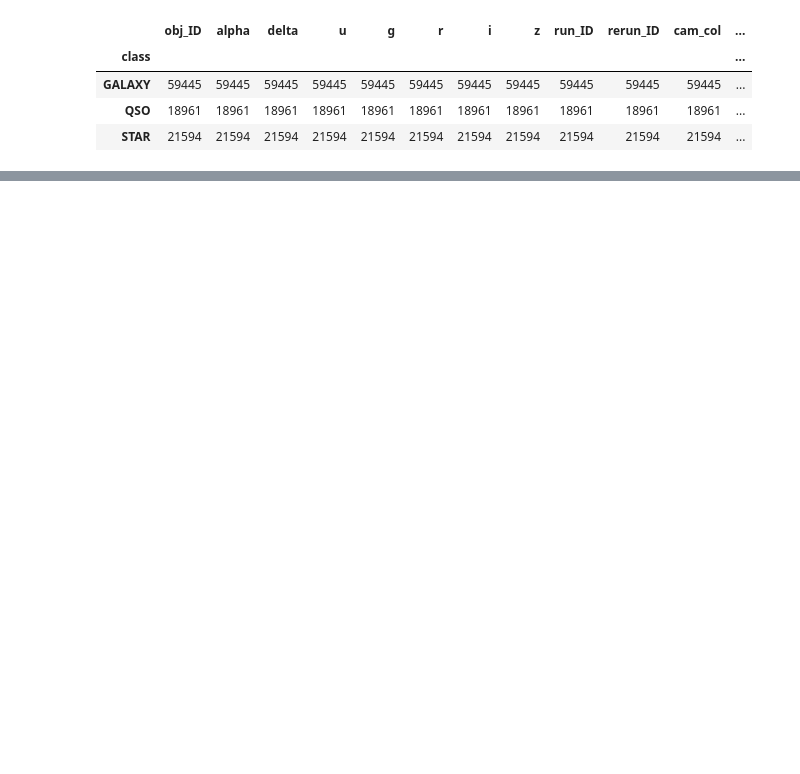
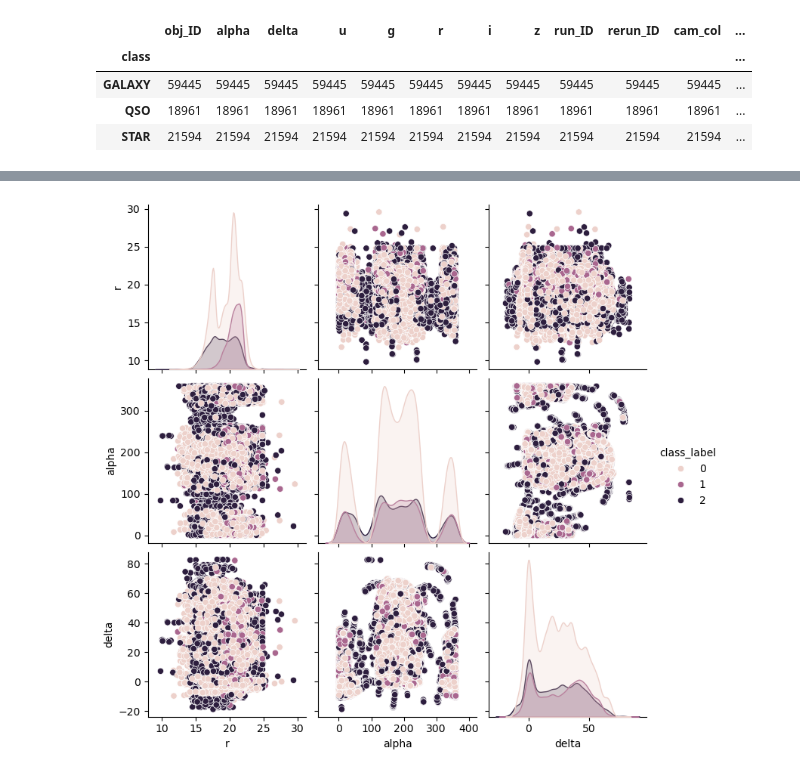
Before and after one commit to mrdchua/Supervised-Classification, a Jupyter notebook: Stellar_Classification/stellar_interfacing.ipynb, the cells around one changed output, grey strips where cells are left out. Saved outputs shown, nothing was run; the diff lists cells and outputs as text; code cells hidden in the pictures; blank space fills up the shorter version.

```diff
--- a/Stellar_Classification/stellar_interfacing.ipynb
+++ b/Stellar_Classification/stellar_interfacing.ipynb
@@ -53,0 +118,8 @@ df.groupby("class").count()
+# %%
+plotdf = bindf[['r', 'alpha', 'delta', 'class_label']]
+plotdf.head()
+
+sns.pairplot(plotdf, hue='class_label', diag_kind='kde')
+plt.show()
+# %% [output]
+[figure, added]
```
Also changed, not shown: parts of 11 cells of this notebook.
